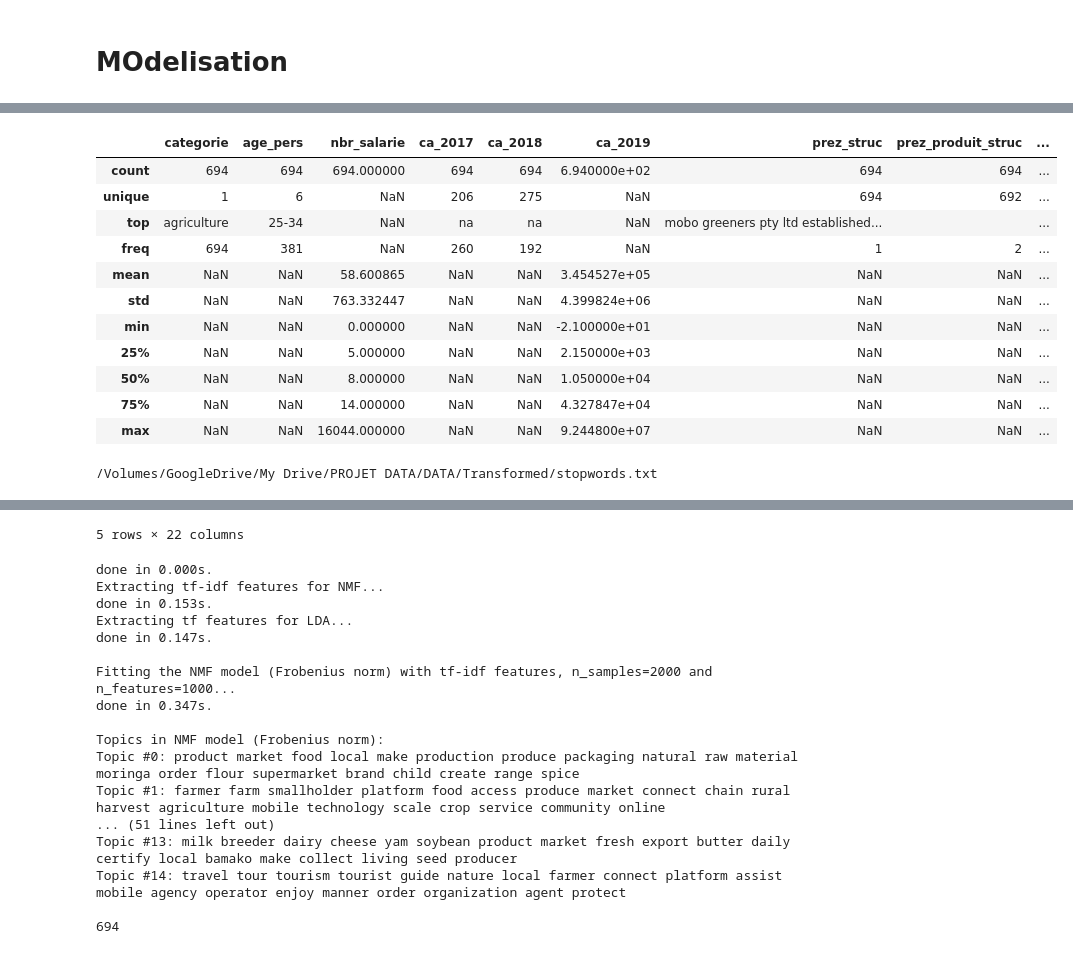
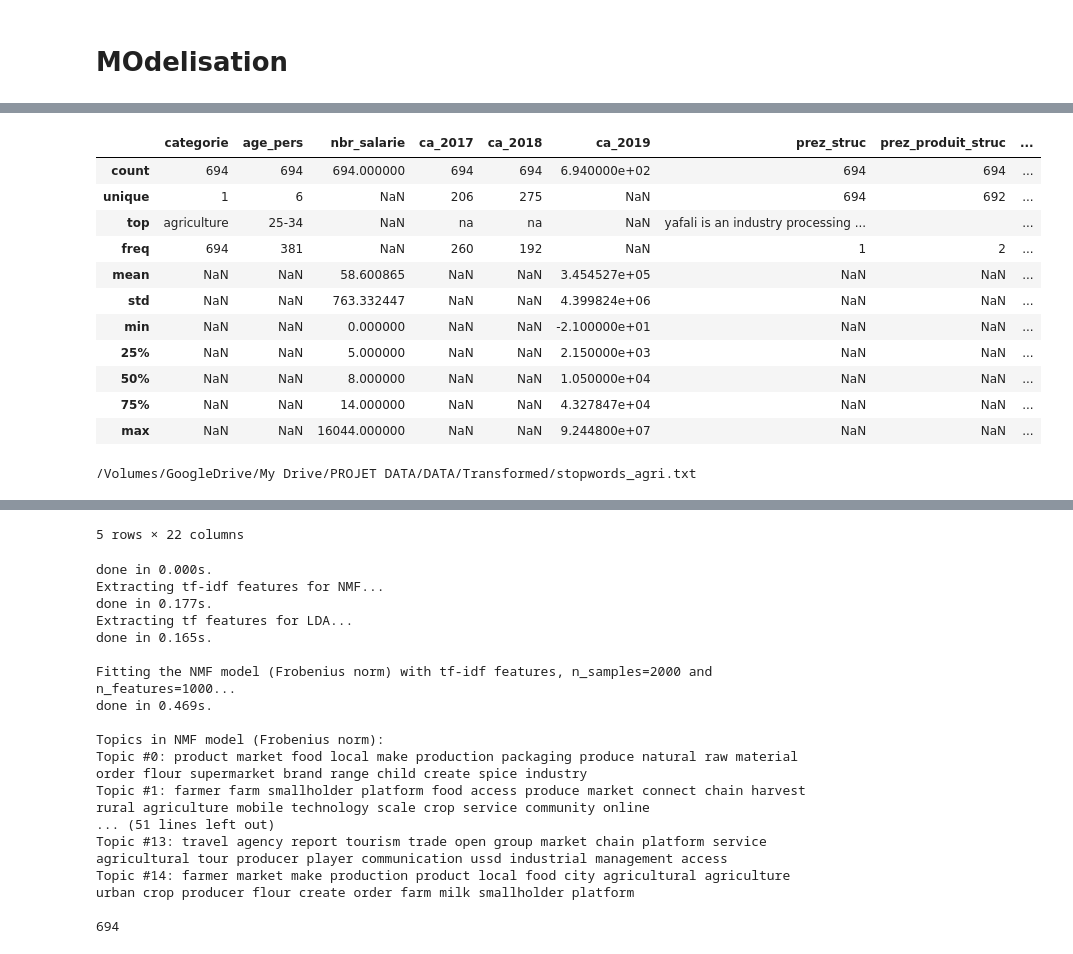
Before and after one commit to Digital-Africa/Base_Challenge_1000, a Jupyter notebook: tuto.ipynb, the cells around one changed output, grey strips where cells are left out. Cells and saved outputs as stored; diff of their text form; code cells hidden in the pictures.

```diff
--- a/tuto.ipynb
+++ b/tuto.ipynb
@@ -207,11 +207,15 @@ subset_df = subset[category_select]
 display(subset_df.head())
 display(subset_df.fillna('na').describe(include = 'all'))
 
-kw = library.Keyword_extraction(subset_df.fillna('africa'), file = 'stopwords.txt').X
+kw = library.Keyword_extraction(subset_df, file = 'stopwords_agri.txt').X
 display(kw.head())
 
 data_samples = kw[['prez_struc_lemm', 'prez_produit_struc_lemm', 'prez_marche_struc_lemm', 'prez_zone_struc_lemm', 'prez_objectif_struc_lemm', 'prez_innovante_struc_lemm', 'prez_duplicable_struc_lemm', 'prez_durable_struc_lemm']].agg(' '.join, axis=1)
-models, _ = library.LDA(n_components = 15, n_top_words = 20).perform_lda(data_samples)
+#l = [a.split() for a in data_samples.values.tolist()]
+#n_features = len(set([item for sublist in l for item in sublist]))
+n_features = 1000
+models, _ = library.Models(n_components = 15, n_top_words = 20, n_features = n_features).run_models(data_samples)
+components_agriculture = models['NMF_Frobenius']['components']
 
 def reverse_lda(X, models = models):
     model = models['LDA']['model']
@@ -255,35 +259,35 @@ max_topic.columns = ['max_topic_frobenius']
 
 #results_kullback = results.set_index(data_samples.index)
 
 
 header = ['categorie', 'age_pers', 'nbr_salarie', 'ca_2017', 'ca_2018', 'ca_2019','max_topic_frobenius',
        'Frobenius_topic_0', 'Frobenius_topic_1', 'Frobenius_topic_2',
        'Frobenius_topic_3', 'Frobenius_topic_4', 'Frobenius_topic_5',
        'Frobenius_topic_6', 'Frobenius_topic_7', 'Frobenius_topic_8',
        'Frobenius_topic_9', 'Frobenius_topic_10', 'Frobenius_topic_11',
        'Frobenius_topic_12', 'Frobenius_topic_13', 'Frobenius_topic_14']
 kw_stats = pandas.concat([kw, results_fro,max_topic], axis=1)[header]
-
+display(kw_stats.groupby('max_topic_frobenius').count()[['categorie','age_pers']])
 
 #kw_stats.apply(lambda x: get_max(x['Frobenius_topic_0'], x['Frobenius_topic_1'], x['Frobenius_topic_2'],
 #       x['Frobenius_topic_3'], x['Frobenius_topic_4'], x['Frobenius_topic_5'],
 #       x['Frobenius_topic_6'], x['Frobenius_topic_7'], x['Frobenius_topic_8'],
 #       x['Frobenius_topic_9'], x['Frobenius_topic_10'], x['Frobenius_topic_11'],
 #       x['Frobenius_topic_12'], x['Frobenius_topic_13'], x['Frobenius_topic_14'],
 #       x['Frobenius_topic_15'], x['Frobenius_topic_16'], x['Frobenius_topic_17'],
 #       x['Frobenius_topic_18'], x['Frobenius_topic_19']), axis=1)
 # %% [output]
 |  | categorie | age_pers | nbr_salarie | ca_2017 | ca_2018 | ca_2019 | prez_struc | prez_produit_struc | ... |
 | key_main |  |  |  |  |  |  |  |  | ... |
 | https://www.facebook.com/TZenSn/_... | agriculture | 25-34 | 4 | NaN | NaN | 2500.0 | tzen is a senegalese company that... | tzen markets its own brand of tea... | ... |
 | http://www.sunumbay-agritech.sn/_... | agriculture | 25-34 | 3 | -2.0 | -1.0 | -2.0 | sunu mbay is a digital agricultur... | sunu mbay is an innovative digita... | ... |
 | http://www.Gh+entreprise.con_ngom... | agriculture | 25-34 | 7 | 200.0 | 450.0 | 3800.0 | the republic of the congo now has... | we offer a delivery service of qu... | ... |
 | http://www.retpaci.ci_kouassi_aya... | agriculture | 35-50 | 6 | NaN | NaN | 2985.0 | the ivorian company gazalo holdin... | sojasante is cooked soy flour ric... | ... |
 | http://www.ecobuildersms.com%20%2... | agriculture | Moins de 25 ans | 4 | NaN | 7500.0 | 15000.0 | ems is a young and innovative com... | our product is an economical ecol... | ... |
 |  | categorie | age_pers | nbr_salarie | ca_2017 | ca_2018 | ca_2019 | prez_struc | prez_produit_struc | ... |
 | count | 694 | 694 | 694.000000 | 694 | 694 | 6.940000e+02 | 694 | 694 | ... |
 | unique | 1 | 6 | NaN | 206 | 275 | NaN | 694 | 692 | ... |
-| top | agriculture | 25-34 | NaN | na | na | NaN | mobo greeners pty ltd established... |  | ... |
+| top | agriculture | 25-34 | NaN | na | na | NaN | yafali is an industry processing ... |  | ... |
 | freq | 694 | 381 | NaN | 260 | 192 | NaN | 1 | 2 | ... |
 | mean | NaN | NaN | 58.600865 | NaN | NaN | 3.454527e+05 | NaN | NaN | ... |
 | std | NaN | NaN | 763.332447 | NaN | NaN | 4.399824e+06 | NaN | NaN | ... |
@@ -292,6 +296,6 @@ kw_stats = pandas.concat([kw, results_fro,max_topic], axis=1)[header]
 | 50% | NaN | NaN | 8.000000 | NaN | NaN | 1.050000e+04 | NaN | NaN | ... |
 | 75% | NaN | NaN | 14.000000 | NaN | NaN | 4.327847e+04 | NaN | NaN | ... |
 | max | NaN | NaN | 16044.000000 | NaN | NaN | 9.244800e+07 | NaN | NaN | ... |
-/Volumes/GoogleDrive/My Drive/PROJET DATA/DATA/Transformed/stopwords.txt
+/Volumes/GoogleDrive/My Drive/PROJET DATA/DATA/Transformed/stopwords_agri.txt
 |  | categorie | age_pers | nbr_salarie | ca_2017 | ca_2018 | ca_2019 | prez_struc | prez_produit_struc | ... |
 | key_main |  |  |  |  |  |  |  |  | ... |
@@ -303,18 +307,18 @@ kw_stats = pandas.concat([kw, results_fro,max_topic], axis=1)[header]
 5 rows × 22 columns
 done in 0.000s.
 Extracting tf-idf features for NMF...
-done in 0.153s.
+done in 0.177s.
 Extracting tf features for LDA...
-done in 0.147s.
+done in 0.165s.
 
 Fitting the NMF model (Frobenius norm) with tf-idf features, n_samples=2000 and n_features=1000...
-done in 0.347s.
+done in 0.469s.
 
 Topics in NMF model (Frobenius norm):
-Topic #0: product market food local make production produce packaging natural raw material moringa order flour supermarket brand child create range spice
-Topic #1: farmer farm smallholder platform food access produce market connect chain rural harvest agriculture mobile technology scale crop service community online
+Topic #0: product market food local make production packaging produce natural raw material order flour supermarket brand range child create spice industry
+Topic #1: farmer farm smallholder platform food access produce market connect chain harvest rural agriculture mobile technology scale crop service community online
 ... (51 lines left out)
-Topic #13: milk breeder dairy cheese yam soybean product market fresh export butter daily certify local bamako make collect living seed producer
-Topic #14: travel tour tourism tourist guide nature local farmer connect platform assist mobile agency operator enjoy manner order organization agent protect
+Topic #13: travel agency report tourism trade open group market chain platform service agricultural tour producer player communication ussd industrial management access
+Topic #14: farmer market make production product local food city agricultural agriculture urban crop producer flour create order farm milk smallholder platform
 
 694
```
Also changed, not shown: parts of 13 cells of this notebook, 9 other files.
